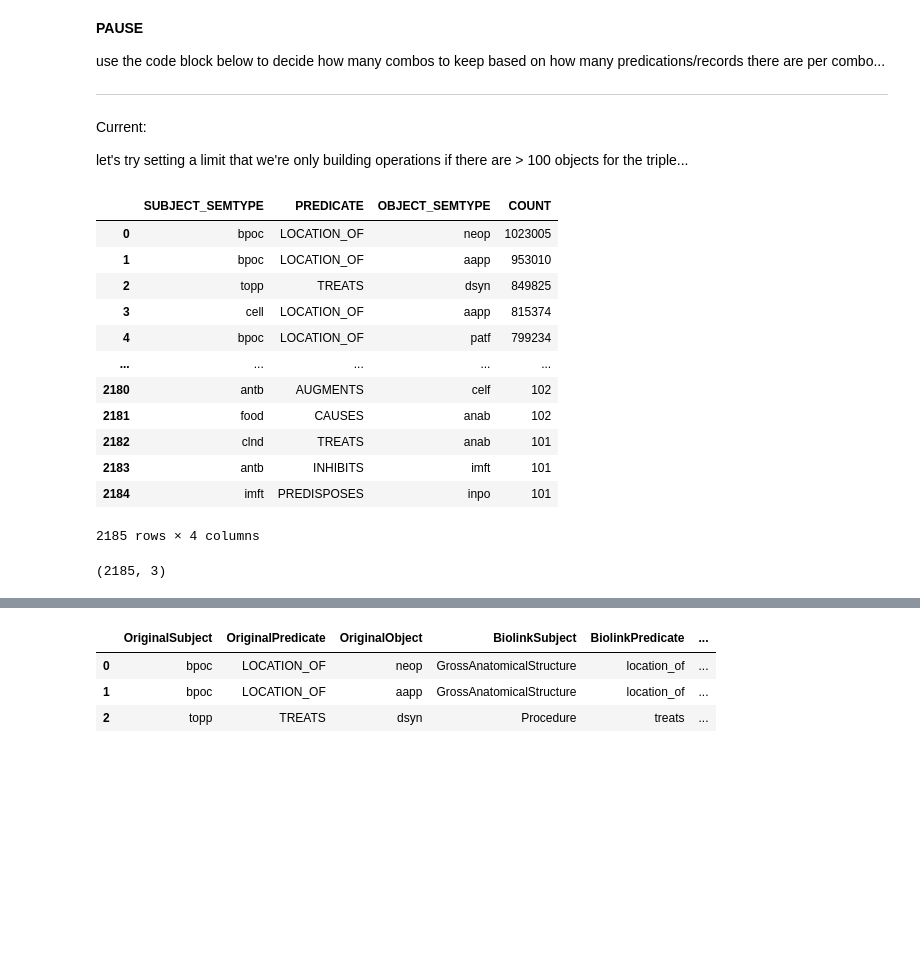
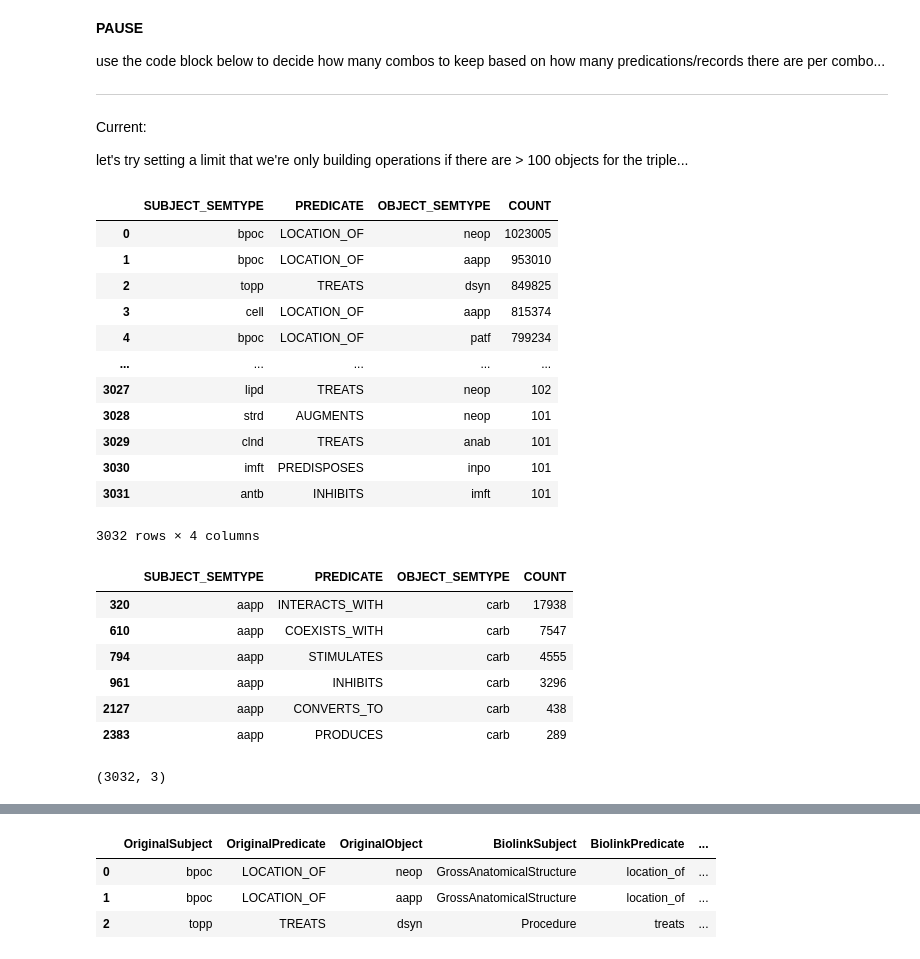
Before and after one commit to NCATS-Tangerine/translator-api-registry, a Jupyter notebook: semmeddb/AutoGen_SEMMEDDB.ipynb, the cells around one changed output, grey strips where cells are left out. Cells and saved outputs as stored; diff of their text form; code cells hidden in the pictures; blank space fills up the shorter version.

Commit message:
semmeddb: add operations with older semantic types

```diff
--- a/semmeddb/AutoGen_SEMMEDDB.ipynb
+++ b/semmeddb/AutoGen_SEMMEDDB.ipynb
@@ -292,9 +379,0 @@ One can choose whether to do this removal step or not...currently we remove them
-# %%
-## get all semantic types in the data
-data_types = subject_semtypes.union(object_semtypes)
-only_in_data = data_types - set(SEMMED_entity_types['Abbrev'])
-print("removing these that are in data, but not in SRDEF:")
-only_in_data
-
-filtered_data = filtered_data[ ~ filtered_data['SUBJECT_SEMTYPE'].isin(only_in_data)]
-filtered_data = filtered_data[ ~ filtered_data['OBJECT_SEMTYPE'].isin(only_in_data)]
@@ -411,6 +529,8 @@ currently_unused_entities = [
     "amph", "anim", "arch", "bact", "bdsu", "bdsy", "bird", "blor",
     "bmod", "bsoj", "chvf", "chvs", "euka", "ffas", "fish", "fngs",
     "humn", "irda", "mamm", "ocdi", "plnt", "rept", "sbst", "virs", "vtbt",
+    ## old terms here
+    "alga", "invt", "orgm", "rich",
     ## mapped to Anatomical Entity
     "anst",
     ## mapped to Behavior
@@ -516,0 +637,8 @@ The SRDEF file might be missing predicates that are in the data, so check that a
+# %%
+## predicates currently in the filtered data
+for i in predicates:
+    if i.lower() not in set(SEMMED_predicates['SemmedName']):
+        print(i.lower())
+#         print()
+
+# [i for i in predicates if i.lower() in SEMMED_predicates['SemmedName']]
@@ -517,8 +655,10 @@ The SRDEF file might be missing predicates that are in the data, so check that a
 # %%
 ## manually add some predicates that are in the data, but not in SRDEF...
+
 SEMMED_predicates.loc[len(SEMMED_predicates.index)] = ['administered_to', '']
 SEMMED_predicates.loc[len(SEMMED_predicates.index)] = ['augments', '']
-SEMMED_predicates.loc[len(SEMMED_predicates.index)] = ['co-exists_with', '']
+## notice that the data doesn't have a hyphen for coexists...even though SRDEF has hyphen for co-occurs_with
+SEMMED_predicates.loc[len(SEMMED_predicates.index)] = ['coexists_with', '']
 SEMMED_predicates.loc[len(SEMMED_predicates.index)] = ['converts_to', '']
 SEMMED_predicates.loc[len(SEMMED_predicates.index)] = ['inhibits', '']
 SEMMED_predicates.loc[len(SEMMED_predicates.index)] = ['predisposes', '']
@@ -723,28 +862,44 @@ use the code block below to decide how many combos to keep based on how many pre
 Current:
 
 let's try setting a limit that we're only building operations if there are > 100 objects for the triple...
+# %%
+combos[(combos['COUNT'] > 100)]
+# %% [output]
+|  | SUBJECT_SEMTYPE | PREDICATE | OBJECT_SEMTYPE | COUNT |
+| 0 | bpoc | LOCATION_OF | neop | 1023005 |
+| 1 | bpoc | LOCATION_OF | aapp | 953010 |
+| 2 | topp | TREATS | dsyn | 849825 |
+| 3 | cell | LOCATION_OF | aapp | 815374 |
+| 4 | bpoc | LOCATION_OF | patf | 799234 |
+| ... | ... | ... | ... | ... |
+| 3027 | lipd | TREATS | neop | 102 |
+| 3028 | strd | AUGMENTS | neop | 101 |
+| 3029 | clnd | TREATS | anab | 101 |
+| 3030 | imft | PREDISPOSES | inpo | 101 |
+| 3031 | antb | INHIBITS | imft | 101 |
+3032 rows × 4 columns
 # %%
-combos[(combos['COUNT'] > 100)]
+## checking that the aapp - PRODUCES - carb triple appears w/ this limit
+## https://pending.biothings.io/semmeddb/query?q=object.umls:C0043369%20AND%20subject.umls:C0002003
+## from this issue: https://github.com/biothings/BioThings_Explorer_TRAPI/issues/317
+combos[(combos['COUNT'] > 100) &
+       (combos['OBJECT_SEMTYPE'] == 'carb') &
+       (combos['SUBJECT_SEMTYPE'] == 'aapp')]
+## okay we have the desired triple with this limit
 # %% [output]
 |  | SUBJECT_SEMTYPE | PREDICATE | OBJECT_SEMTYPE | COUNT |
-| 0 | bpoc | LOCATION_OF | neop | 1023005 |
-| 1 | bpoc | LOCATION_OF | aapp | 953010 |
-| 2 | topp | TREATS | dsyn | 849825 |
-| 3 | cell | LOCATION_OF | aapp | 815374 |
-| 4 | bpoc | LOCATION_OF | patf | 799234 |
-| ... | ... | ... | ... | ... |
-| 2180 | antb | AUGMENTS | celf | 102 |
-| 2181 | food | CAUSES | anab | 102 |
-| 2182 | clnd | TREATS | anab | 101 |
-| 2183 | antb | INHIBITS | imft | 101 |
-| 2184 | imft | PREDISPOSES | inpo | 101 |
+| 320 | aapp | INTERACTS_WITH | carb | 17938 |
+| 610 | aapp | COEXISTS_WITH | carb | 7547 |
+| 794 | aapp | STIMULATES | carb | 4555 |
+| 961 | aapp | INHIBITS | carb | 3296 |
+| 2127 | aapp | CONVERTS_TO | carb | 438 |
+| 2383 | aapp | PRODUCES | carb | 289 |
-2185 rows × 4 columns
 # %%
 filtered_combos = combos[(combos['COUNT'] > 100)].copy()
 filtered_combos.drop(columns='COUNT', inplace=True)
 filtered_combos.shape
 # %% [output]
-(2185, 3)
+(3032, 3)
 # %%
 SEMMED_entity_types.columns
 # %% [output]
```
Also changed, not shown: parts of 43 cells of this notebook, 4 other files.
